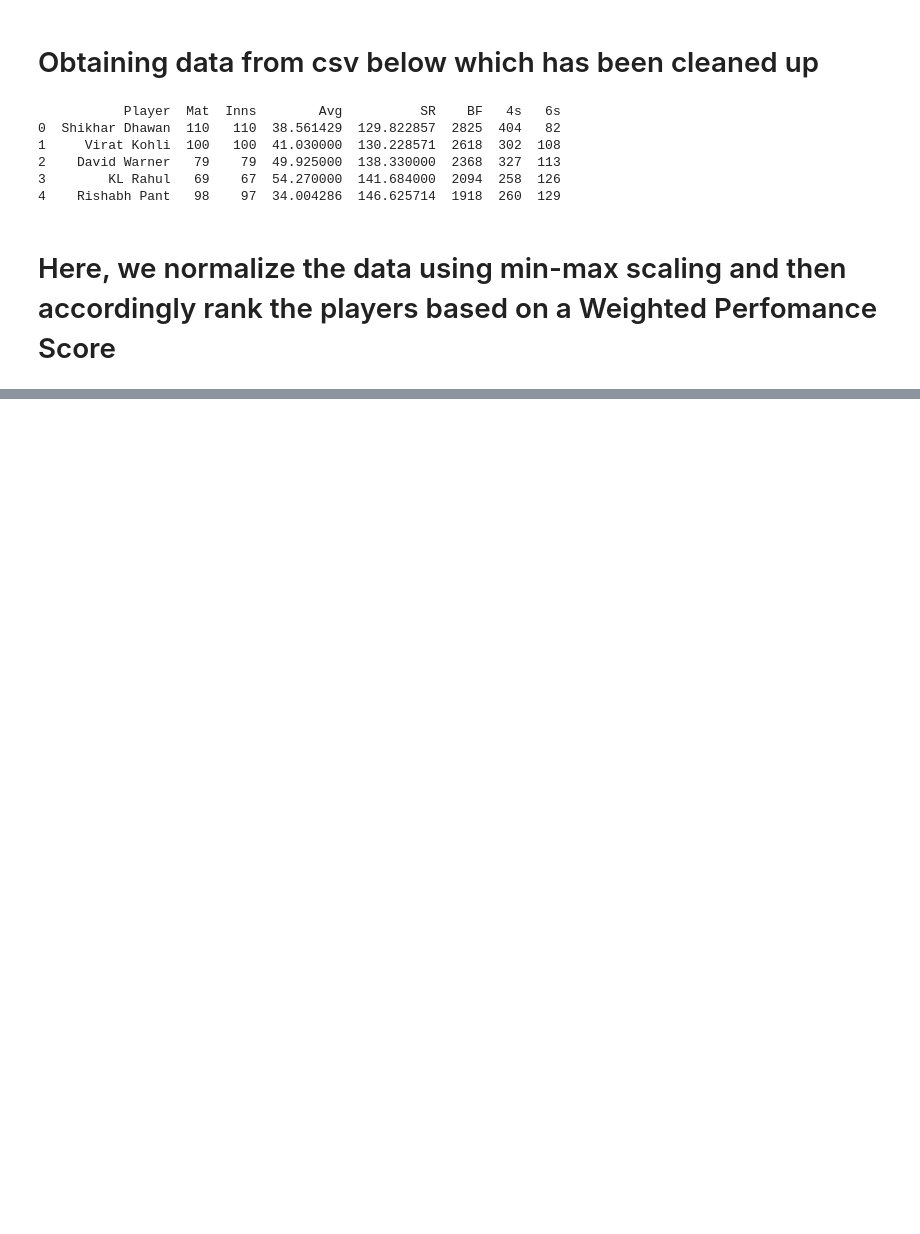
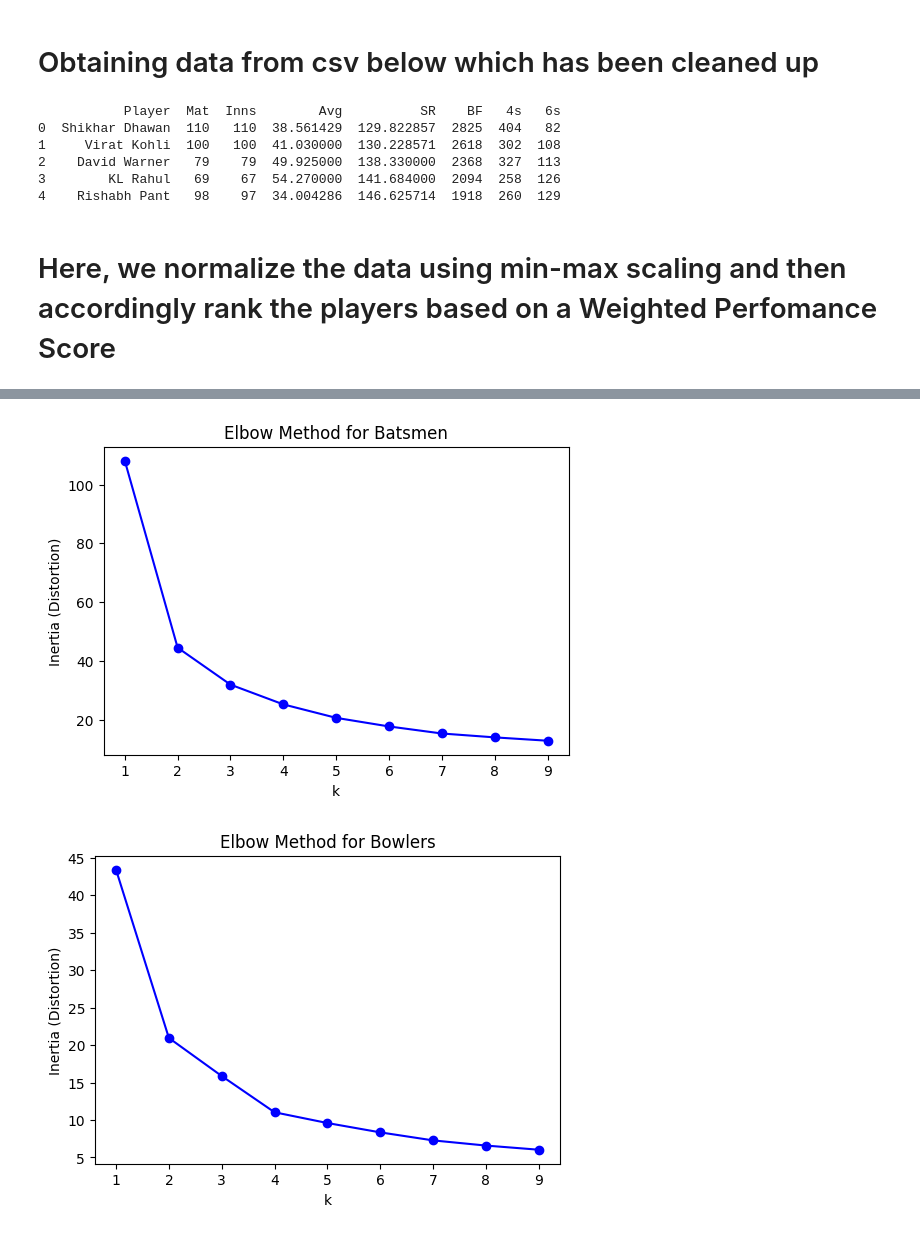
Before and after one commit to nsumesh/IPLPlayersClustering, a Jupyter notebook: iplplayersclusteing.ipynb, the cells around one changed output, grey strips where cells are left out. Cells and saved outputs as stored; diff of their text form; code cells hidden in the pictures; blank space fills up the shorter version.

Commit message:
Kaggle Notebook | notebook4437965dd5 | Version 1

```diff
--- a/iplplayersclusteing.ipynb
+++ b/iplplayersclusteing.ipynb
@@ -141,0 +49,69 @@ Top 3 Tiers for Batsmen:
+# %%
+import pandas as pd
+from sklearn.preprocessing import MinMaxScaler
+
+
+ipl_batsman_stats_data = pd.read_csv('/kaggle/input/batsman-data-2016to2022/final_aggregated_batsman_data.csv')
+ipl_bowler_stats_data = pd.read_csv('/kaggle/input/bowlers-data-2016to2022/final_aggregated_bowler_data.csv')
+ipl_batsman_stats_data = ipl_batsman_stats_data.dropna(subset=advanced_features_batting[1:])
+ipl_bowler_stats_data = ipl_bowler_stats_data.dropna(subset=advanced_features_bowling[1:])
+
+advanced_features_batting = ['Mat', 'Inns', 'Avg', 'SR', 'BF', '4s', '6s', 'Runs']
+advanced_features_bowling = ['Mat', 'Inns', 'Avg', 'Econ', 'SR', 'Wkts']
+
+
+scaler = MinMaxScaler()
+batting_scaled = scaler.fit_transform(ipl_batsman_stats_data[advanced_features_batting])
+bowling_scaled = scaler.fit_transform(ipl_bowler_stats_data[advanced_features_bowling])
+def plot_elbow(data, title):
+    distortions = []
+    K = range(1, 10)
+    for k in K:
+        kmeans = KMeans(n_clusters=k, random_state=42)
+        kmeans.fit(data)
+        distortions.append(kmeans.inertia_)
+    plt.figure(figsize=(6,4))
+    plt.plot(K, distortions, 'bo-')
+    plt.xlabel('k')
+    plt.ylabel('Inertia (Distortion)')
+    plt.title(f'Elbow Method for {title}')
+    plt.show()
+
+plot_elbow(batting_scaled, 'Batsmen')
+
+plot_elbow(bowling_scaled, 'Bowlers')
+
+n_clusters_batsmen = 5
+n_clusters_bowlers = 5
+
+kmeans_batsman = KMeans(n_clusters=n_clusters_batsmen, random_state=42)
+ipl_batsman_stats_data['Cluster'] = kmeans_batsman.fit_predict(batting_scaled)
+
+kmeans_bowler = KMeans(n_clusters=n_clusters_bowlers, random_state=42)
+ipl_bowler_stats_data['Cluster'] = kmeans_bowler.fit_predict(bowling_scaled)
+
+pca = PCA(n_components=2)
+
+batting_pca = pca.fit_transform(batting_scaled)
+ipl_batsman_stats_data['PCA1'] = batting_pca[:,0]
+ipl_batsman_stats_data['PCA2'] = batting_pca[:,1]
+
+bowling_pca = pca.fit_transform(bowling_scaled)
+ipl_bowler_stats_data['PCA1'] = bowling_pca[:,0]
+ipl_bowler_stats_data['PCA2'] = bowling_pca[:,1]
+
+plt.figure(figsize=(8,6))
+sns.scatterplot(data=ipl_batsman_stats_data, x='PCA1', y='PCA2', hue='Cluster', palette='Set2', s=100)
+plt.title('Batsmen Clusters (PCA Projection)')
+plt.show()
+
+plt.figure(figsize=(8,6))
+sns.scatterplot(data=ipl_bowler_stats_data, x='PCA1', y='PCA2', hue='Cluster', palette='Set2', s=100)
+plt.title('Bowlers Clusters (PCA Projection)')
+plt.show()
+
+ipl_batsman_stats_data.to_csv('/kaggle/working/batsmen_clusters.csv', index=False)
+ipl_bowler_stats_data.to_csv('/kaggle/working/bowlers_clusters.csv', index=False)
+# %% [output]
+[figure, added]
+[figure, added]
```
Also changed, not shown: parts of 7 cells of this notebook.
